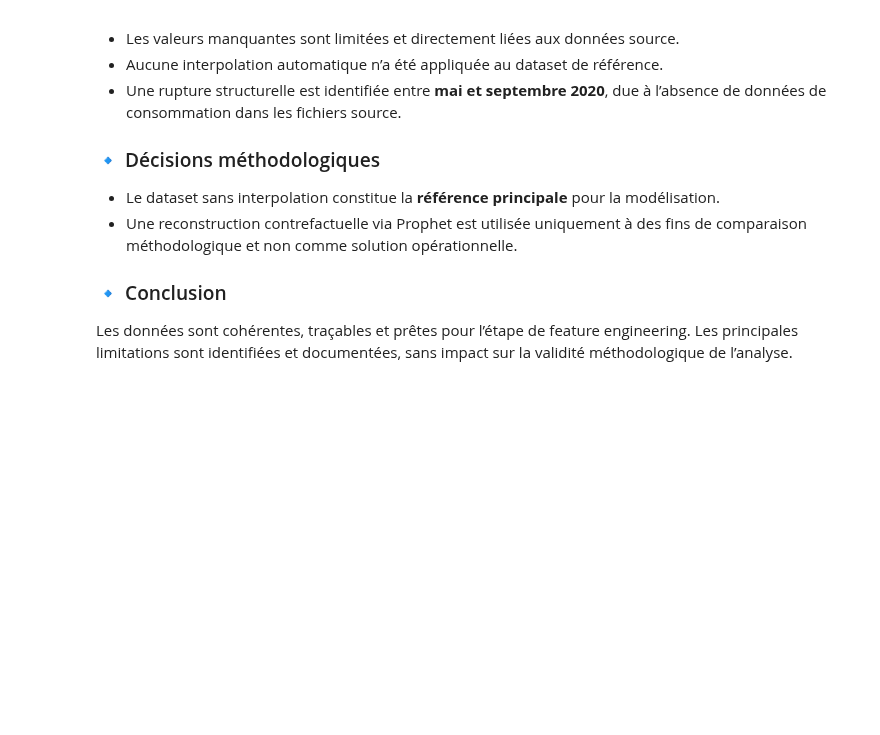
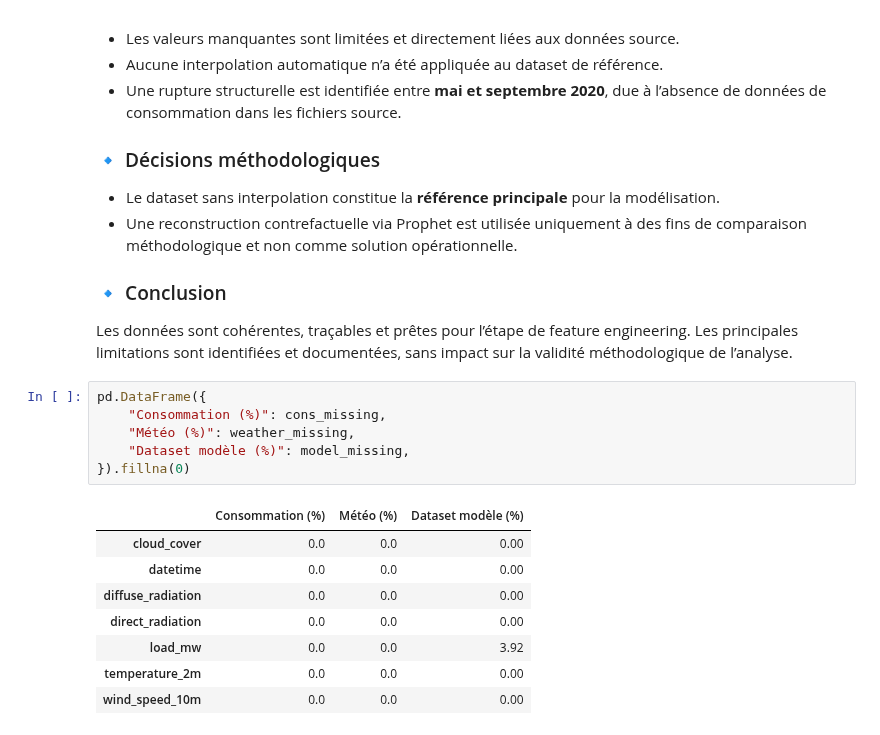
Before and after one commit to quentinbenchetrit/france-grid-stress-prediction, a Jupyter notebook: notebooks/02_cleaning_clean.ipynb, the cells around one changed output. Saved outputs shown, nothing was run; the diff lists cells and outputs as text; blank space fills up the shorter version.

```diff
--- a/notebooks/02_cleaning_clean.ipynb
+++ b/notebooks/02_cleaning_clean.ipynb
@@ -460,3 +466,18 @@ des jeux de données utilisés avant l’étape de feature engineering.
 Les données sont cohérentes, traçables et prêtes pour l’étape de feature engineering.
 Les principales limitations sont identifiées et documentées, sans impact sur la
 validité méthodologique de l’analyse.
+# %%
+pd.DataFrame({
+    "Consommation (%)": cons_missing,
+    "Météo (%)": weather_missing,
+    "Dataset modèle (%)": model_missing,
+}).fillna(0)
+# %% [output]
+|  | Consommation (%) | Météo (%) | Dataset modèle (%) |
+| cloud_cover | 0.0 | 0.0 | 0.00 |
+| datetime | 0.0 | 0.0 | 0.00 |
+| diffuse_radiation | 0.0 | 0.0 | 0.00 |
+| direct_radiation | 0.0 | 0.0 | 0.00 |
+| load_mw | 0.0 | 0.0 | 3.92 |
+| temperature_2m | 0.0 | 0.0 | 0.00 |
+| wind_speed_10m | 0.0 | 0.0 | 0.00 |
```
Also changed, not shown: parts of 2 cells of this notebook, 1 other file.
